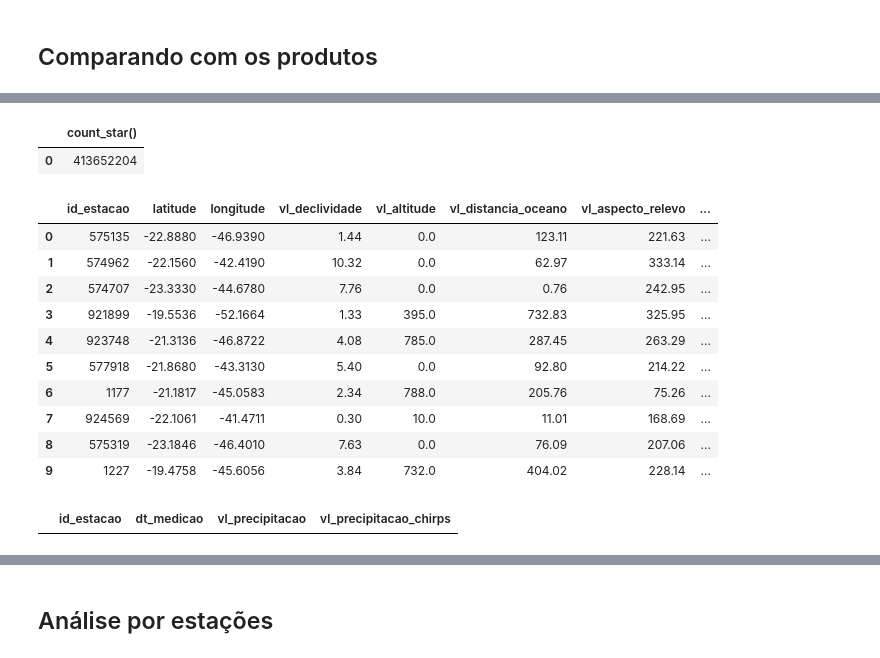
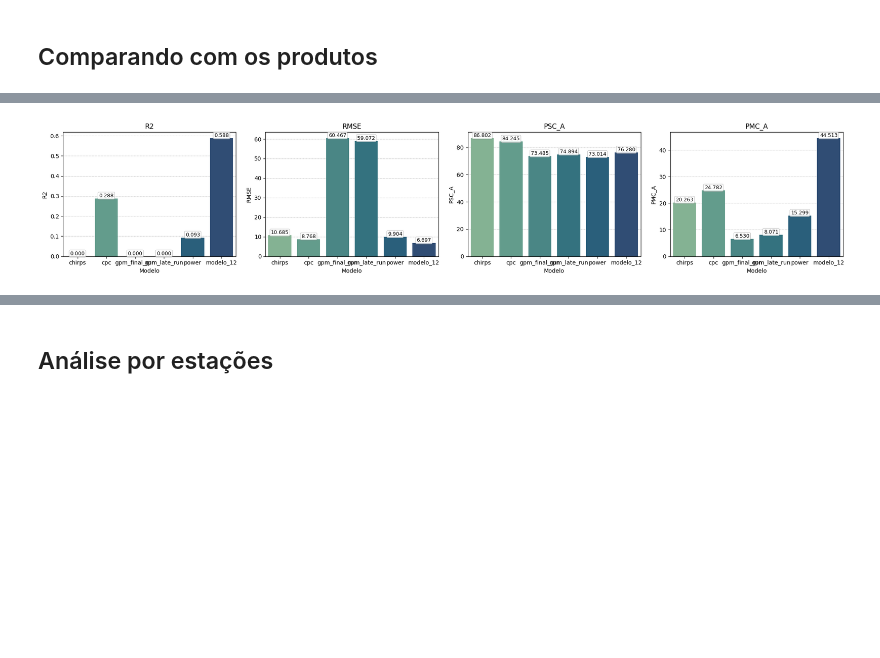
Before and after one commit to mateus-santos-rocha/doutorado, a Jupyter notebook: 3.modelling.ipynb, the cells around one changed output, grey strips where cells are left out. Saved outputs shown, nothing was run; the diff lists cells and outputs as text; code cells hidden in the pictures; blank space fills up the shorter version.

Commit message:
comparação produtos x modelos

```diff
--- a/3.modelling.ipynb
+++ b/3.modelling.ipynb
@@ -1341,20 +1241,28 @@ ouro_conn.execute("show tables").fetch_df()
-# %%
-ouro_conn.execute("select COUNT(*) from fato_produto_chirps WHERE vl_precipitacao IS NOT NULL").fetch_df()
-# %% [output]
-|  | count_star() |
-| 0 | 413652204 |
+# %%
+model_numbers_produtos = [12]
+
+precipitacao_produtos = modelling_conn.execute(
+"""
+SELECT
+    vl_precipitacao
+    ,CASE WHEN vl_precipitacao_chirps > 200 THEN 200 ELSE vl_precipitacao_chirps END AS vl_precipitacao_chirps
+    ,CASE WHEN vl_precipitacao_cpc < 0 THEN 0 ELSE vl_precipitacao_cpc END AS vl_precipitacao_cpc
+    ,CASE WHEN vl_precipitacao_gpm_final_run > 200 THEN 200 ELSE vl_precipitacao_gpm_final_run END AS vl_precipitacao_gpm_final_run
+    ,CASE WHEN vl_precipitacao_gpm_late_run > 200 THEN 200 ELSE vl_precipitacao_gpm_late_run END AS vl_precipitacao_gpm_late_run
+    ,vl_precipitacao_power
+FROM abt_estacoes_3_vizinhas""").fetch_df()
+
+produtos = ['chirps','cpc','gpm_final_run','gpm_late_run','power']
+precipitacao_produto = {produto:precipitacao_produtos[['vl_precipitacao',f'vl_precipitacao_{produto}']].dropna() for produto in produtos}
+
+produtos_metrics = {produto:compute_metrics(precipitacao_produto[produto]['vl_precipitacao'],precipitacao_produto[produto][f'vl_precipitacao_{produto}']) for produto in produtos}
+for model_number in model_numbers_produtos:
+    produtos_metrics[f'modelo_{model_number}'] = metrics[model_number]
+
+produtos_metrics_df = pd.DataFrame.from_dict(produtos_metrics,orient='index').reset_index(names=['model_number'])
+for produto in produtos:
+    produtos_metrics_df.loc[produtos_metrics_df['R2']<0,'R2']=0
 # %%
-with pd.option_context("display.max_columns",None):
-    display(modelling_conn.execute("SELECT * FROM abt_produtos LIMIT 10").fetch_df())
+plot_model_metrics(produtos_metrics_df, ['R2', 'RMSE','PSC_A','PMC_A'])
 # %% [output]
-|  | id_estacao | latitude | longitude | vl_declividade | vl_altitude | vl_distancia_oceano | vl_aspecto_relevo | ... |
-| 0 | 575135 | -22.8880 | -46.9390 | 1.44 | 0.0 | 123.11 | 221.63 | ... |
-| 1 | 574962 | -22.1560 | -42.4190 | 10.32 | 0.0 | 62.97 | 333.14 | ... |
-| 2 | 574707 | -23.3330 | -44.6780 | 7.76 | 0.0 | 0.76 | 242.95 | ... |
-| 3 | 921899 | -19.5536 | -52.1664 | 1.33 | 395.0 | 732.83 | 325.95 | ... |
-| 4 | 923748 | -21.3136 | -46.8722 | 4.08 | 785.0 | 287.45 | 263.29 | ... |
-| 5 | 577918 | -21.8680 | -43.3130 | 5.40 | 0.0 | 92.80 | 214.22 | ... |
-| 6 | 1177 | -21.1817 | -45.0583 | 2.34 | 788.0 | 205.76 | 75.26 | ... |
-| 7 | 924569 | -22.1061 | -41.4711 | 0.30 | 10.0 | 11.01 | 168.69 | ... |
-| 8 | 575319 | -23.1846 | -46.4010 | 7.63 | 0.0 | 76.09 | 207.06 | ... |
-| 9 | 1227 | -19.4758 | -45.6056 | 3.84 | 732.0 | 404.02 | 228.14 | ... |
+[figure, added]
@@ -1401,4 +1268,0 @@ WHERE vl_precipitacao_power IS NOT NULL
-# %%
-df_chirps
-# %% [output]
-|  | id_estacao | dt_medicao | vl_precipitacao | vl_precipitacao_chirps |
```
Also changed, not shown: parts of 28 cells of this notebook, 1 other file.
